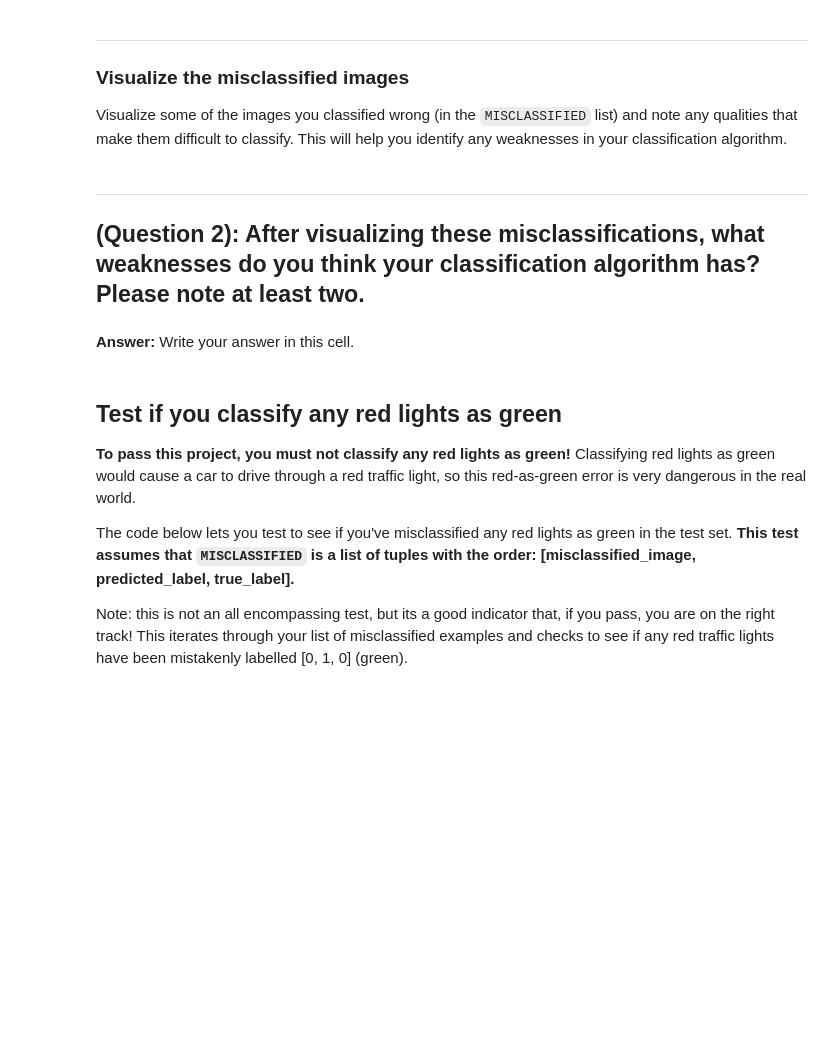
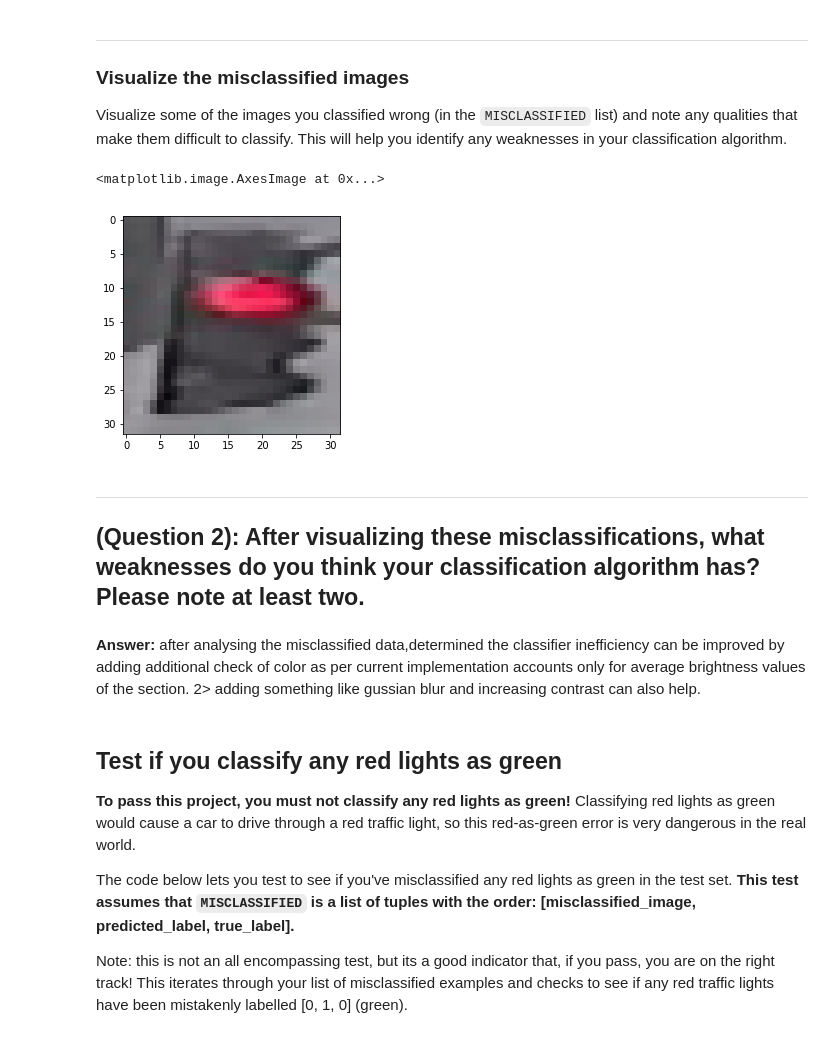
Before and after one commit to daamanmeet/Traffic-Light-Classifier-using-opencv, a Jupyter notebook: Traffic_Light_Classifier.ipynb, the cells around one changed output. Saved outputs shown, nothing was run; the diff lists cells and outputs as text; code cells hidden in the pictures; blank space fills up the shorter version.

```diff
--- a/Traffic_Light_Classifier.ipynb
+++ b/Traffic_Light_Classifier.ipynb
@@ -365,26 +371,33 @@ def classify(images):
+# %%
+def classifier(input_image):
+
+    sliced_image = np.copy(input_image)
+    red_section = sliced_image[0:7,:,:]
+    yellow_section = sliced_image[8:15,:,:]
+    green_section = sliced_image[16:24,:,:]
+
+    avgR = avg_brightness(red_section)
+    avgG = avg_brightness(green_section)
+    avgY = avg_brightness(yellow_section)
+
+
+    if(avgR>avgG and avgR>avgY):
+        return([1,0,0])
+    elif(avgG>avgR and avgG>avgY):
+        return([0,0,1])
+    else:
+        return([0,1,0])
 # %%
 ## TODO: Create a brightness feature that takes in an RGB image and outputs a feature vector and/or value
 ## This feature should use HSV colorspace values
 def create_feature(rgb_image):
 
     ## TODO: Convert image to HSV color space
+    masked_image = perform_masking(rgb_image)
+    final_cropped = image_crop(masked_image)
+
     ## TODO: Create and return a feature value and/or vector
-    IM_Mask = create_mask(rgb_image)
+    feature = []
+    feature = classifier(final_cropped)
 
-
-    feature = []
-    feature = classify(IM_Mask)
-
-    #print(feature)
     return feature
-    #return 0
-
-"""
-num = 1000
-test_image = STANDARDIZED_LIST[num][0]
-print("test label =", STANDARDIZED_LIST[num][1])
-plt.figure()
-plt.imshow(test_image)
-create_feature(test_image)
-
-"""
@@ -500,13 +518,22 @@ Visualize some of the images you classified wrong (in the `MISCLASSIFIED` list)
 # %%
 # Visualize misclassified example(s)
 ## TODO: Display an image in the `MISCLASSIFIED` list
 ## TODO: Print out its predicted label - to see what the image *was* incorrectly classified as
+
+num = len(MISCLASSIFIED)-1
+image = MISCLASSIFIED[num][0]
+plt.imshow(image)
+# %% [output]
+<matplotlib.image.AxesImage at 0x...>
+[figure, added]
 # %% [markdown]
 ---
 <a id='question2'></a>
 ## (Question 2): After visualizing these misclassifications, what weaknesses do you think your classification algorithm has? Please note at least two.
-# %% [markdown]
-**Answer:** Write your answer in this cell.
+# %% [markdown]
+**Answer:**
+after analysing the misclassified data,determined the classifier inefficiency can be improved by adding additional check of color as per current implementation accounts only for average brightness values of the section.
+2> adding something like gussian blur and increasing contrast can also help.
 # %% [markdown]
 ## Test if you classify any red lights as green
 
```
Also changed, not shown: parts of 13 cells of this notebook.
